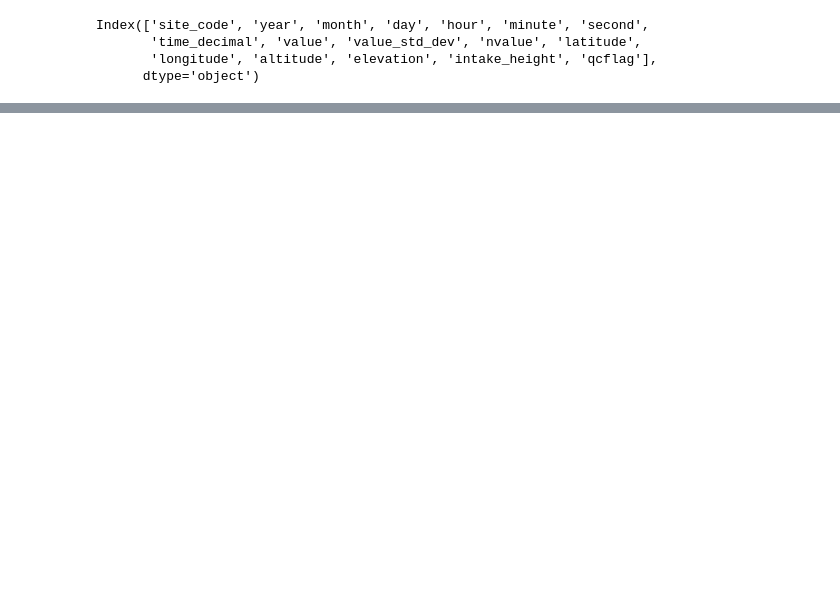
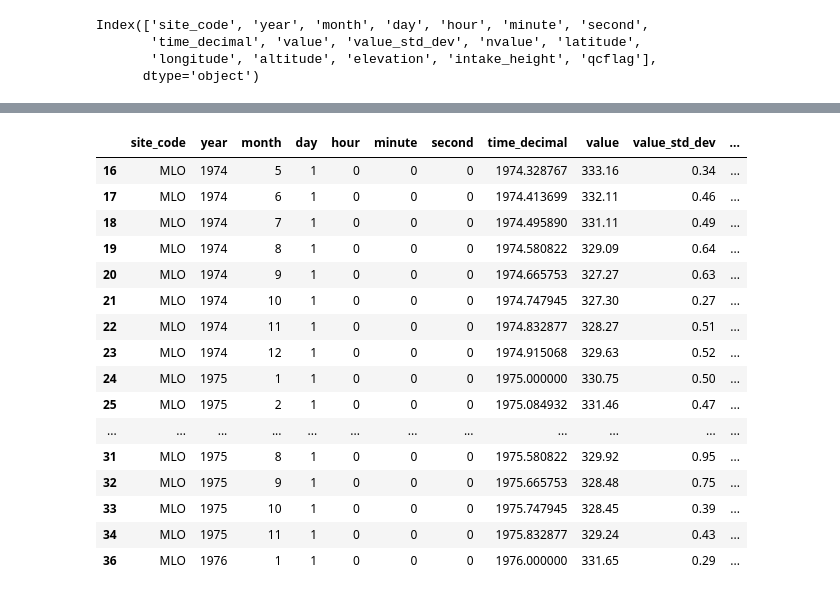
Before and after one commit to slpitz/RNNandGHGs, a Jupyter notebook: RNN_MaunaLoa_data.ipynb, the cells around one changed output, grey strips where cells are left out. Drawn from its saved outputs; the diff is of its cells as text; code cells hidden in the pictures; blank space fills up the shorter version.

```diff
--- a/RNN_MaunaLoa_data.ipynb
+++ b/RNN_MaunaLoa_data.ipynb
@@ -51,0 +50,21 @@ df.head()
+# %%
+df1974 = df[df.value > 0] #remove values of -999
+df1974.head(20)
+# %% [output]
+|  | site_code | year | month | day | hour | minute | second | time_decimal | value | value_std_dev | ... |
+| 16 | MLO | 1974 | 5 | 1 | 0 | 0 | 0 | 1974.328767 | 333.16 | 0.34 | ... |
+| 17 | MLO | 1974 | 6 | 1 | 0 | 0 | 0 | 1974.413699 | 332.11 | 0.46 | ... |
+| 18 | MLO | 1974 | 7 | 1 | 0 | 0 | 0 | 1974.495890 | 331.11 | 0.49 | ... |
+| 19 | MLO | 1974 | 8 | 1 | 0 | 0 | 0 | 1974.580822 | 329.09 | 0.64 | ... |
+| 20 | MLO | 1974 | 9 | 1 | 0 | 0 | 0 | 1974.665753 | 327.27 | 0.63 | ... |
+| 21 | MLO | 1974 | 10 | 1 | 0 | 0 | 0 | 1974.747945 | 327.30 | 0.27 | ... |
+| 22 | MLO | 1974 | 11 | 1 | 0 | 0 | 0 | 1974.832877 | 328.27 | 0.51 | ... |
+| 23 | MLO | 1974 | 12 | 1 | 0 | 0 | 0 | 1974.915068 | 329.63 | 0.52 | ... |
+| 24 | MLO | 1975 | 1 | 1 | 0 | 0 | 0 | 1975.000000 | 330.75 | 0.50 | ... |
+| 25 | MLO | 1975 | 2 | 1 | 0 | 0 | 0 | 1975.084932 | 331.46 | 0.47 | ... |
+| ... | ... | ... | ... | ... | ... | ... | ... | ... | ... | ... | ... |
+| 31 | MLO | 1975 | 8 | 1 | 0 | 0 | 0 | 1975.580822 | 329.92 | 0.95 | ... |
+| 32 | MLO | 1975 | 9 | 1 | 0 | 0 | 0 | 1975.665753 | 328.48 | 0.75 | ... |
+| 33 | MLO | 1975 | 10 | 1 | 0 | 0 | 0 | 1975.747945 | 328.45 | 0.39 | ... |
+| 34 | MLO | 1975 | 11 | 1 | 0 | 0 | 0 | 1975.832877 | 329.24 | 0.43 | ... |
+| 36 | MLO | 1976 | 1 | 1 | 0 | 0 | 0 | 1976.000000 | 331.65 | 0.29 | ... |
```
Also changed, not shown: parts of 9 cells of this notebook.
